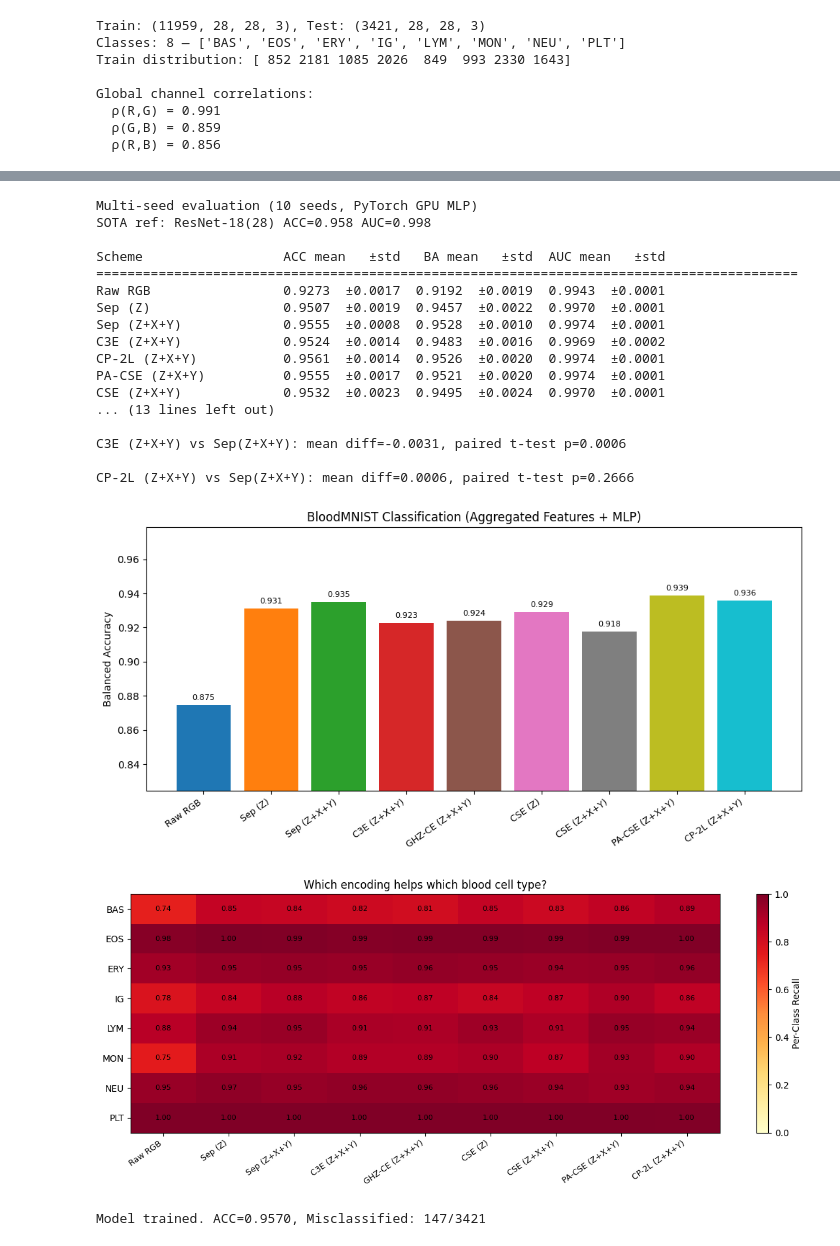
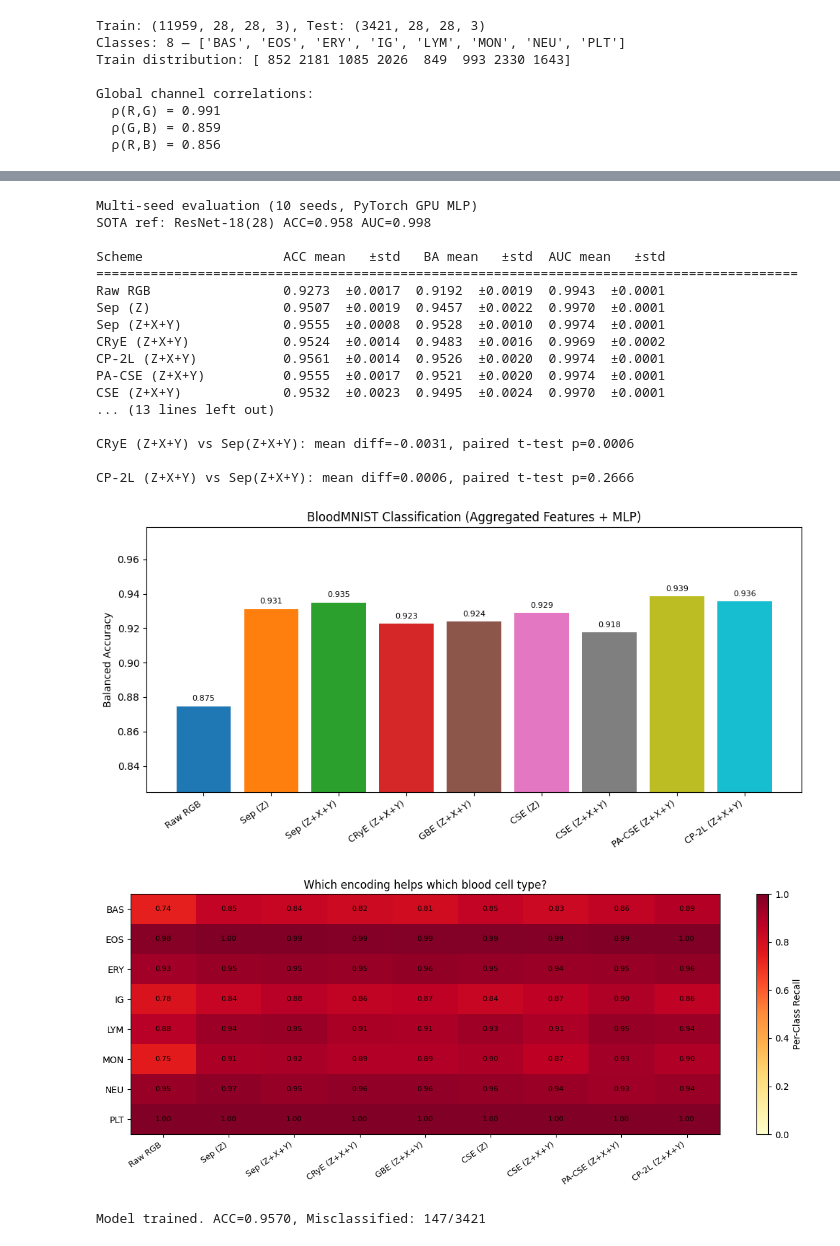
Before and after one commit to el-dAna/QIP, a Jupyter notebook: Phase7_BloodMNIST.ipynb, the cells around one changed output, grey strips where cells are left out. Drawn from its saved outputs; the diff is of its cells as text; code cells hidden in the pictures.

```diff
--- a/Phase7_BloodMNIST.ipynb
+++ b/Phase7_BloodMNIST.ipynb
@@ -180,8 +180,8 @@ def _ext_cse(X, mb):
 configs = [
     ('Sep (Z)',         _amps_sep,    3, False),
     ('Sep (Z+X+Y)',     _amps_sep,    3, True),
-    ('C3E (Z+X+Y)',     _amps_c3e,    3, True),
-    ('GHZ-CE (Z+X+Y)',  _amps_ghz,   3, True),
+    ('CRyE (Z+X+Y)',     _amps_crye,    3, True),
+    ('GBE (Z+X+Y)',  _amps_gbe,   3, True),
     ('CSE (Z)',         'cse',         3, False),
     ('CSE (Z+X+Y)',     'cse',         3, True),
     ('PA-CSE (Z+X+Y)',  _amps_pa_cse, 3, True),
@@ -326,7 +326,7 @@ classical_baselines = {
 all_schemes = {}
 all_schemes.update(classical_baselines)
 # Add quantum schemes from cell 3
-for name in ['Sep (Z)', 'Sep (Z+X+Y)', 'C3E (Z+X+Y)', 'GHZ-CE (Z+X+Y)',
+for name in ['Sep (Z)', 'Sep (Z+X+Y)', 'CRyE (Z+X+Y)', 'GBE (Z+X+Y)',
              'CSE (Z)', 'CSE (Z+X+Y)', 'PA-CSE (Z+X+Y)', 'CP-2L (Z+X+Y)']:
     if name in schemes:
         all_schemes[name] = schemes[name]
@@ -454,7 +454,7 @@ def train_gpu_mlp(Xtr, ytr, Xte, yte, hidden=256, epochs=150, lr=1e-3):
 
 # --- Test schemes ---
 test_schemes = ['Raw RGB', 'Sep (Z)', 'Sep (Z+X+Y)', 'PA-CSE (Z+X+Y)', 'CP-2L (Z+X+Y)',
-                'CSE (Z+X+Y)', 'C3E (Z+X+Y)']
+                'CSE (Z+X+Y)', 'CRyE (Z+X+Y)']
 test_schemes = [s for s in test_schemes if s in schemes]
 
 # SOTA reference
@@ -601,8 +601,8 @@ def train_gpu(Xtr, ytr, Xte, yte, seed, hidden=256, epochs=200):
 
 y_te_bin = label_binarize(y_te, classes=np.arange(n_classes))
 
-test_schemes = ['Raw RGB', 'Sep (Z)', 'Sep (Z+X+Y)', 'C3E (Z+X+Y)',
-                'CP-2L (Z+X+Y)', 'PA-CSE (Z+X+Y)', 'CSE (Z+X+Y)', 'GHZ-CE (Z+X+Y)']
+test_schemes = ['Raw RGB', 'Sep (Z)', 'Sep (Z+X+Y)', 'CRyE (Z+X+Y)',
+                'CP-2L (Z+X+Y)', 'PA-CSE (Z+X+Y)', 'CSE (Z+X+Y)', 'GBE (Z+X+Y)']
 test_schemes = [s for s in test_schemes if s in schemes]
 
 print(f"Multi-seed evaluation ({N_SEEDS} seeds, PyTorch GPU MLP)")
@@ -644,7 +644,7 @@ for i, (name, v) in enumerate(sorted(all_results.items(), key=lambda x: -x[1]['a
 # Pairwise significance: best entangled vs Sep(Z+X+Y)
 if 'Sep (Z+X+Y)' in all_results:
     sep_accs = np.array(all_results['Sep (Z+X+Y)']['accs'])
-    for ent_name in ['C3E (Z+X+Y)', 'CP-2L (Z+X+Y)']:
+    for ent_name in ['CRyE (Z+X+Y)', 'CP-2L (Z+X+Y)']:
         if ent_name in all_results:
             ent_accs = np.array(all_results[ent_name]['accs'])
             diffs = ent_accs - sep_accs
@@ -660,20 +660,20 @@ Scheme                  ACC mean   ±std   BA mean   ±std  AUC mean   ±std
 Raw RGB                 0.9273  ±0.0017  0.9192  ±0.0019  0.9943  ±0.0001
 Sep (Z)                 0.9507  ±0.0019  0.9457  ±0.0022  0.9970  ±0.0001
 Sep (Z+X+Y)             0.9555  ±0.0008  0.9528  ±0.0010  0.9974  ±0.0001
-C3E (Z+X+Y)             0.9524  ±0.0014  0.9483  ±0.0016  0.9969  ±0.0002
+CRyE (Z+X+Y)            0.9524  ±0.0014  0.9483  ±0.0016  0.9969  ±0.0002
 CP-2L (Z+X+Y)           0.9561  ±0.0014  0.9526  ±0.0020  0.9974  ±0.0001
 PA-CSE (Z+X+Y)          0.9555  ±0.0017  0.9521  ±0.0020  0.9974  ±0.0001
 CSE (Z+X+Y)             0.9532  ±0.0023  0.9495  ±0.0024  0.9970  ±0.0001
 ... (13 lines left out)
 
-C3E (Z+X+Y) vs Sep(Z+X+Y): mean diff=-0.0031, paired t-test p=0.0006
+CRyE (Z+X+Y) vs Sep(Z+X+Y): mean diff=-0.0031, paired t-test p=0.0006
 
 CP-2L (Z+X+Y) vs Sep(Z+X+Y): mean diff=0.0006, paired t-test p=0.2666
 # %%
 # ==================================================================
 # Visualization: bar chart + per-class heatmap
 # ==================================================================
-scheme_order = ['Raw RGB','Sep (Z)','Sep (Z+X+Y)','C3E (Z+X+Y)','GHZ-CE (Z+X+Y)',
+scheme_order = ['Raw RGB','Sep (Z)','Sep (Z+X+Y)','CRyE (Z+X+Y)','GBE (Z+X+Y)',
                 'CSE (Z)','CSE (Z+X+Y)','PA-CSE (Z+X+Y)','CP-2L (Z+X+Y)']
 scheme_order = [s for s in scheme_order if s in results]
 
@@ -681,35 +681,35 @@ scheme_order = [s for s in scheme_order if s in results]
 fig, ax = plt.subplots(figsize=(10, 5))
 bas = [results[s]['ba'] for s in scheme_order]
 colors = plt.cm.tab10(np.linspace(0, 1, len(scheme_order)))
 bars = ax.bar(range(len(scheme_order)), bas, color=colors)
 ax.set_xticks(range(len(scheme_order)))
 ax.set_xticklabels(scheme_order, rotation=35, ha='right', fontsize=9)
 ax.set_ylabel('Balanced Accuracy')
 ax.set_title('BloodMNIST Classification (Aggregated Features + MLP)')
 for bar, v in zip(bars, bas):
     ax.text(bar.get_x()+bar.get_width()/2, v+0.003, f'{v:.3f}', ha='center', fontsize=8)
 ax.set_ylim(min(bas)-0.05, max(bas)+0.04)
 plt.tight_layout()
 plt.show()
 
 # Per-class heatmap
 rec_matrix = np.array([results[s]['rec'] for s in scheme_order])
 fig, ax = plt.subplots(figsize=(12, 5))
 im = ax.imshow(rec_matrix.T, cmap='YlOrRd', aspect='auto', vmin=0, vmax=1)
 ax.set_xticks(range(len(scheme_order)))
 ax.set_xticklabels(scheme_order, rotation=35, ha='right', fontsize=9)
 ax.set_yticks(range(len(class_names)))
 ax.set_yticklabels(class_names)
 for i in range(len(class_names)):
     for j in range(len(scheme_order)):
         ax.text(j, i, f'{rec_matrix[j,i]:.2f}', ha='center', va='center', fontsize=8)
 plt.colorbar(im, label='Per-Class Recall')
 ax.set_title('Which encoding helps which blood cell type?')
 plt.tight_layout()
 plt.show()
 # %% [output]
-[figure, old version]
+[figure, new version]
-[figure, old version]
+[figure, new version]
 # %%
 # ==================================================================
 # Train model + predict ALL test images (single source of truth)
```
Also changed, not shown: parts of 5 cells of this notebook, 4 other files.
